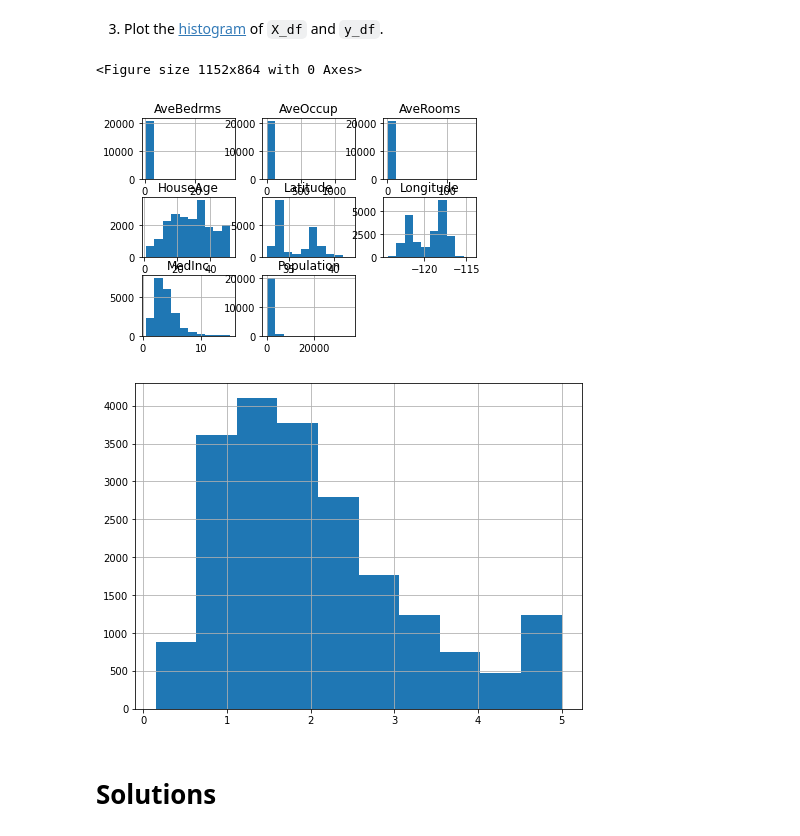
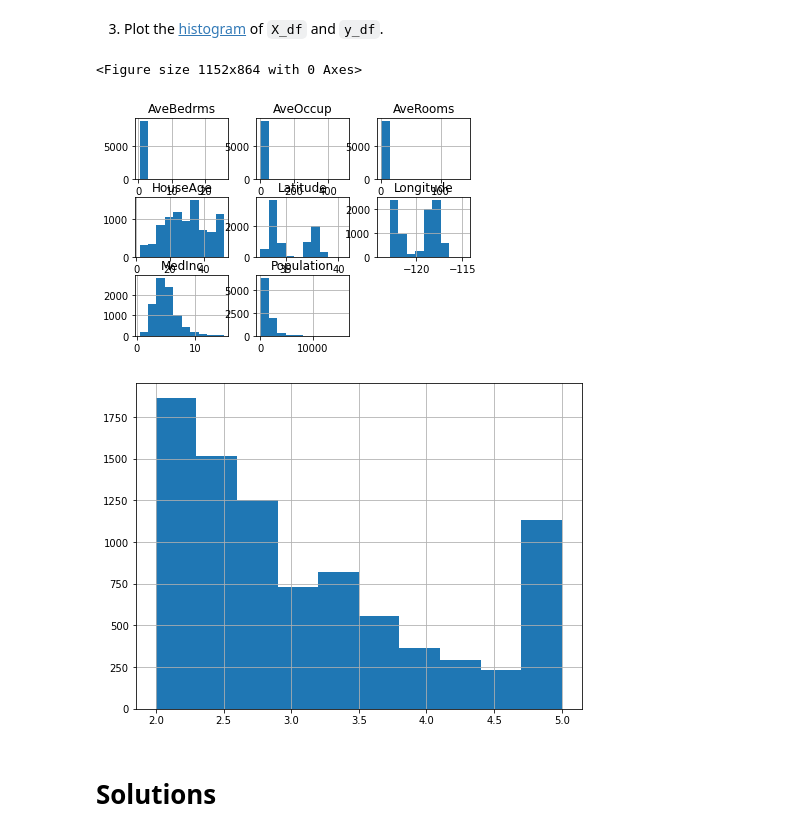
Before and after one commit to ThOliveira23/PH482_582_Sp22, a Jupyter notebook: Exercises/00_Exercise0_Thales.ipynb, the cells around one changed output. Cells and saved outputs as stored; diff of their text form; code cells hidden in the pictures.

```diff
--- a/Exercises/00_Exercise0_Thales.ipynb
+++ b/Exercises/00_Exercise0_Thales.ipynb
@@ -263,7 +268,8 @@ Name: MedHouseVal, Length: 20640, dtype: float64>
 # your code goes below
 # ↓↓↓↓↓↓↓↓↓↓↓↓↓↓↓↓↓↓↓↓↓↓↓↓↓↓↓↓↓↓
 # %%
-X_200k = X_df[y > 2]
+X_200k = X_df[y >= 2]
+y_200k = y_df[y >= 2]
 # %%
 # ↑↑↑↑↑↑↑↑↑↑↑↑↑↑↑↑↑↑↑↑↑↑↑↑↑↑↑↑↑↑↑
 # your code goes above this
@@ -276,15 +282,15 @@ X_200k = X_df[y > 2]
 import matplotlib.pyplot as plt
 # %%
 plt.figure(figsize=(16,12))
-hist = X_df.hist(bins=10)
+hist = X_200k.hist(bins=10)
 # %% [output]
 <Figure size 1152x864 with 0 Axes>
-[figure, old version]
+[figure, new version]
 # %%
 plt.figure(figsize=(8,6))
-hist = y_df.hist(bins=10)
+hist = y_200k.hist(bins=10)
 # %% [output]
-[figure, old version]
+[figure, new version]
 # %%
 # ↑↑↑↑↑↑↑↑↑↑↑↑↑↑↑↑↑↑↑↑↑↑↑↑↑↑↑↑↑↑↑
 # your code goes above this
```
Also changed, not shown: parts of 4 cells of this notebook.
